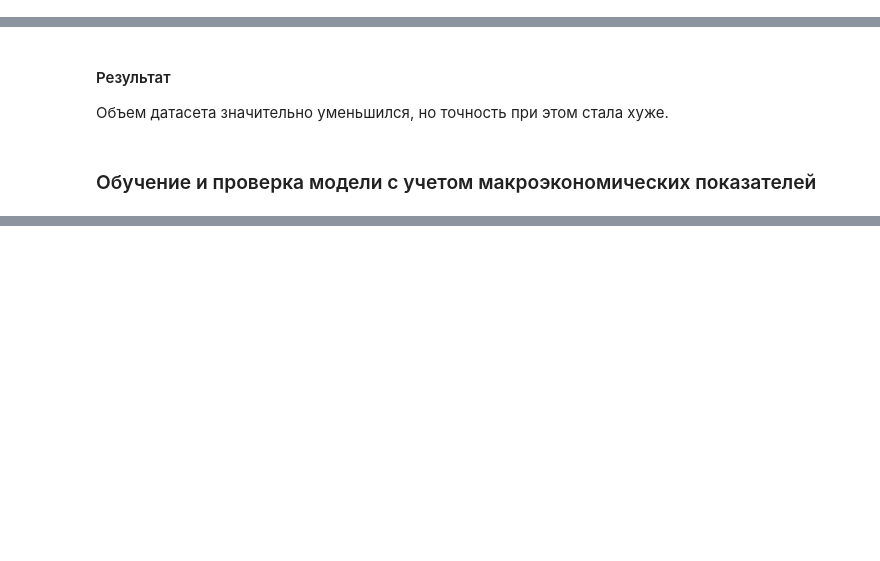
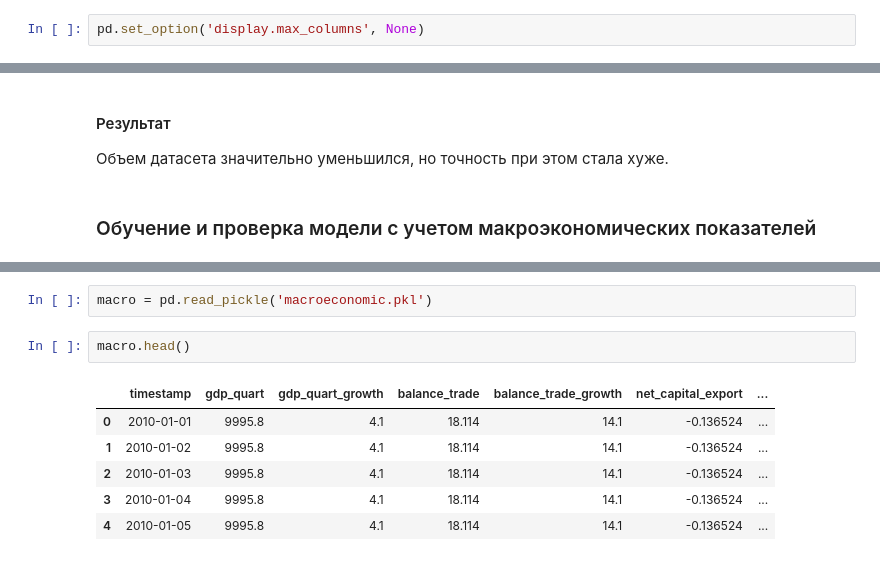
Before and after one commit to fandom170/GB_Final, a Jupyter notebook: refining_of_model_and_dataset.ipynb, the cells around one changed output, grey strips where cells are left out. Saved outputs shown, nothing was run; the diff lists cells and outputs as text; blank space fills up the shorter version.

```diff
--- a/refining_of_model_and_dataset.ipynb
+++ b/refining_of_model_and_dataset.ipynb
@@ -22,3 +24,5 @@ importlib.reload(func)
 <module 'ipynb.fs.full.process_functions' (D:\Learning\GeekBrains\_Final Project\process_functions.ipynb)>
 # %%
 from sklearn.model_selection import train_test_split
+# %%
+pd.set_option('display.max_columns', None)
@@ -368,0 +391,11 @@ result.to_csv('submission.csv')
+# %%
+macro = pd.read_pickle('macroeconomic.pkl')
+# %%
+macro.head()
+# %% [output]
+|  | timestamp | gdp_quart | gdp_quart_growth | balance_trade | balance_trade_growth | net_capital_export | ... |
+| 0 | 2010-01-01 | 9995.8 | 4.1 | 18.114 | 14.1 | -0.136524 | ... |
+| 1 | 2010-01-02 | 9995.8 | 4.1 | 18.114 | 14.1 | -0.136524 | ... |
+| 2 | 2010-01-03 | 9995.8 | 4.1 | 18.114 | 14.1 | -0.136524 | ... |
+| 3 | 2010-01-04 | 9995.8 | 4.1 | 18.114 | 14.1 | -0.136524 | ... |
+| 4 | 2010-01-05 | 9995.8 | 4.1 | 18.114 | 14.1 | -0.136524 | ... |
```
Also changed, not shown: parts of 41 cells of this notebook, 2 other files.
